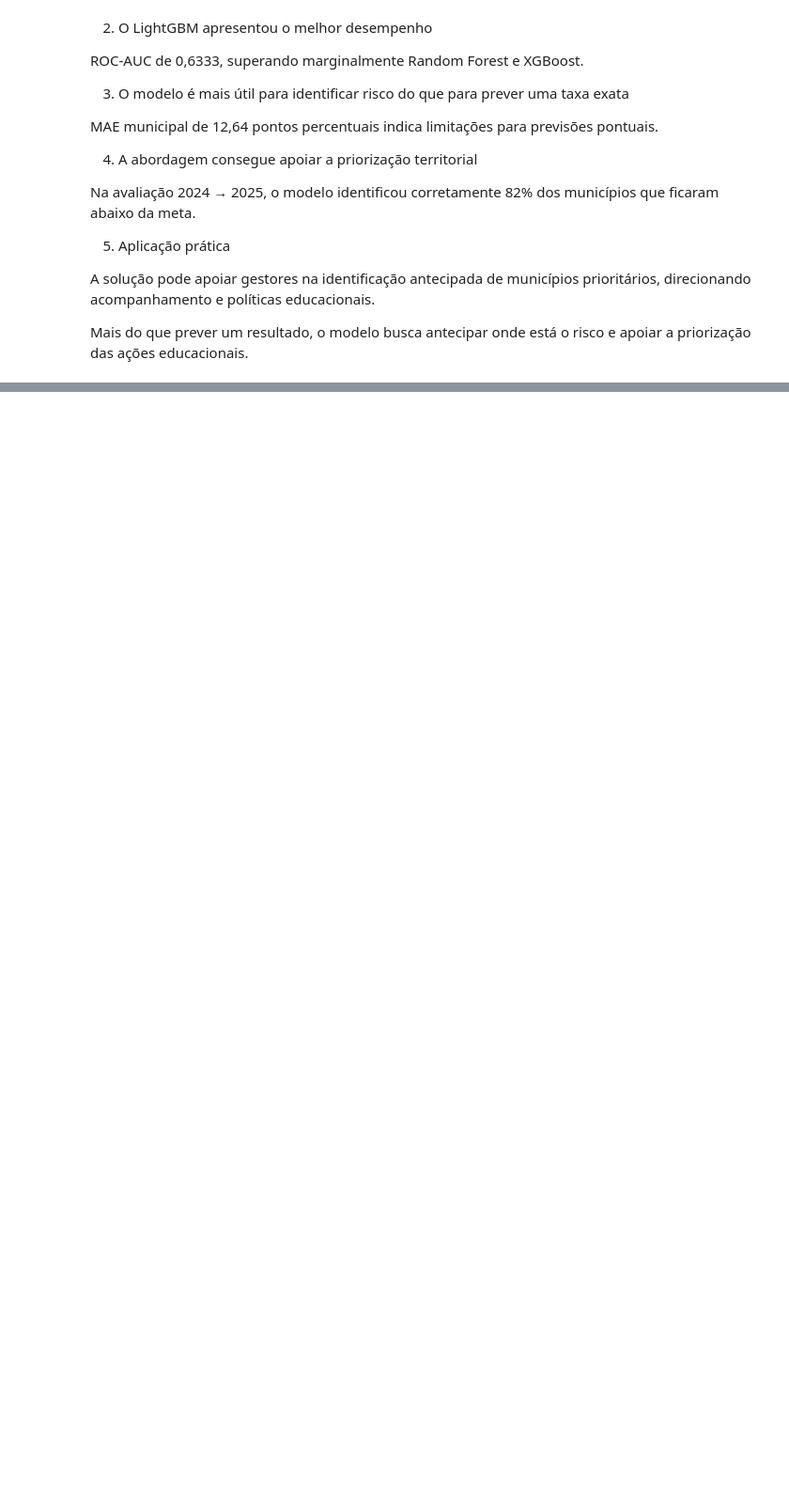
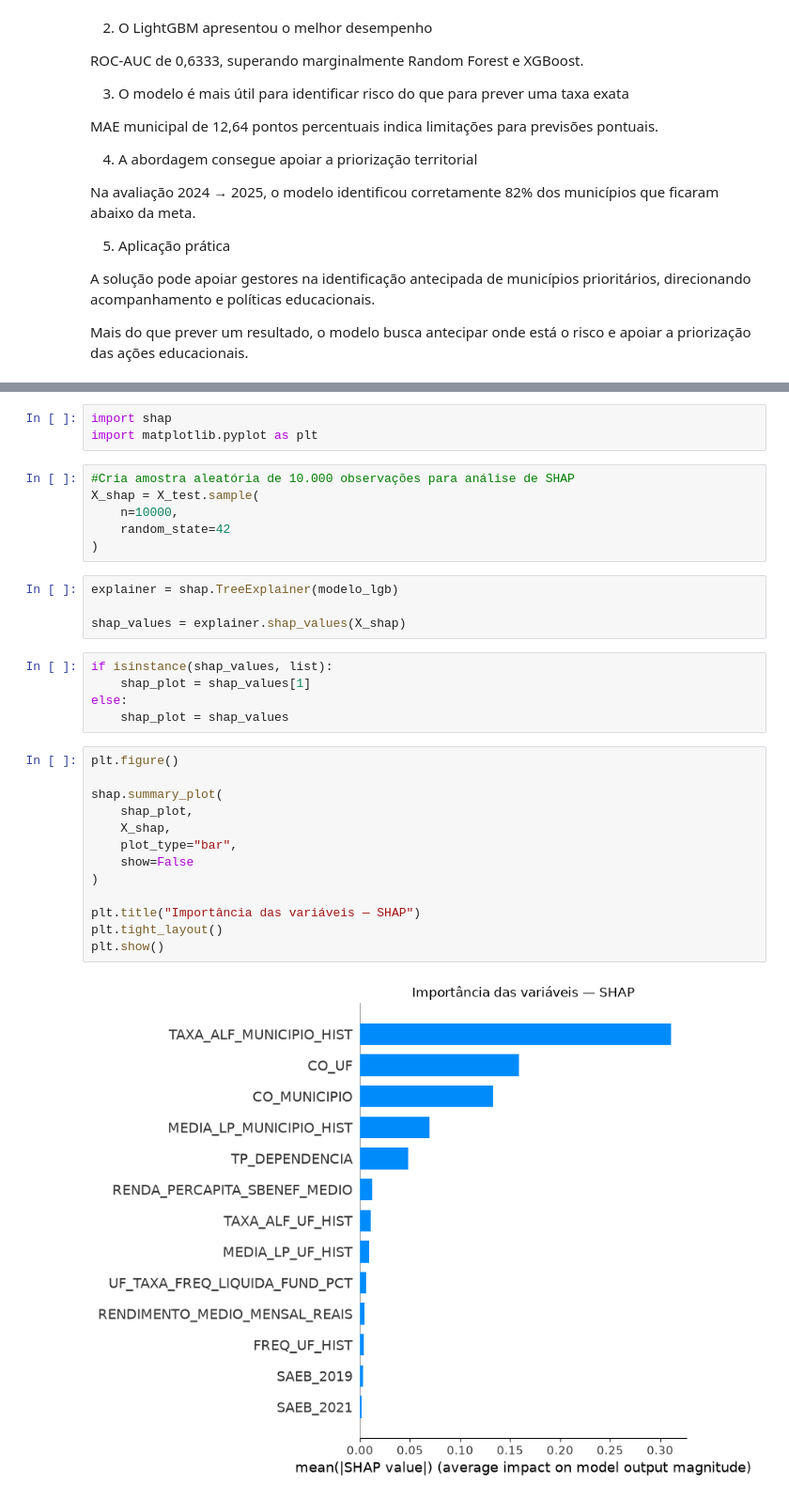
Before and after one commit to LucasRuizMartins/fiap_tech_challenge_03, a Jupyter notebook: notebooks/Pipeline_testeCi.ipynb, the cells around one changed output, grey strips where cells are left out. Shown at 94% size. Cells and saved outputs as stored; diff of their text form; blank space fills up the shorter version.

```diff
--- a/notebooks/Pipeline_testeCi.ipynb
+++ b/notebooks/Pipeline_testeCi.ipynb
@@ -4043,0 +4066,33 @@ Mais do que prever um resultado, o modelo busca antecipar onde está o risco e a
+# %%
+import shap
+import matplotlib.pyplot as plt
+# %%
+#Cria amostra aleatória de 10.000 observações para análise de SHAP
+X_shap = X_test.sample(
+    n=10000,
+    random_state=42
+)
+# %%
+explainer = shap.TreeExplainer(modelo_lgb)
+
+shap_values = explainer.shap_values(X_shap)
+# %%
+if isinstance(shap_values, list):
+    shap_plot = shap_values[1]
+else:
+    shap_plot = shap_values
+# %%
+plt.figure()
+
+shap.summary_plot(
+    shap_plot,
+    X_shap,
+    plot_type="bar",
+    show=False
+)
+
+plt.title("Importância das variáveis — SHAP")
+plt.tight_layout()
+plt.show()
+# %% [output]
+[figure, added]
```
Also changed, not shown: parts of 16 cells of this notebook.
